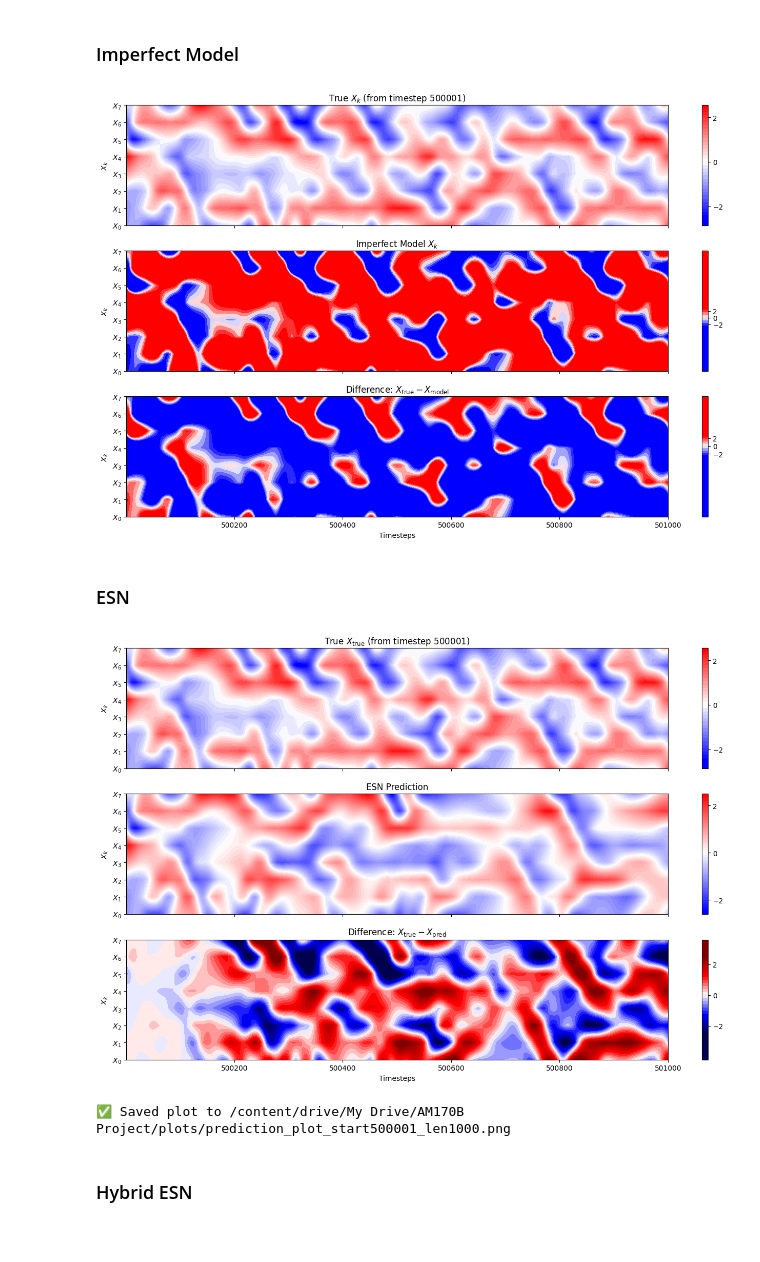
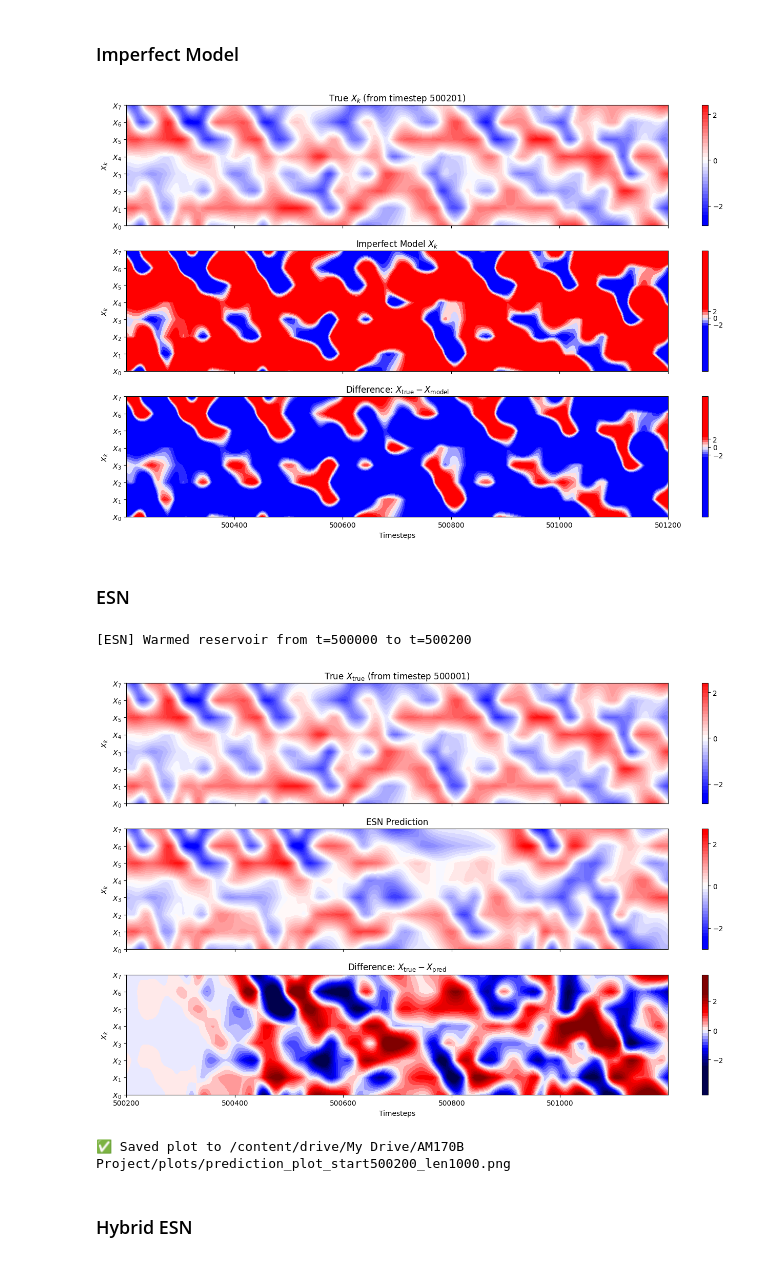
Before and after one commit to mcvlix/lorenz-96-hybrid-esn, a Jupyter notebook: main.ipynb, the cells around one changed output. Drawn from its saved outputs; the diff is of its cells as text; code cells hidden in the pictures.

Commit message:
added warm up routine

```diff
--- a/main.ipynb
+++ b/main.ipynb
@@ -111,11 +111,11 @@ plt.show()
 # %% [markdown]
 ### Imperfect Model
 # %%
-X_model = np.load(os.path.join(data_path, 'X_model_full.npz'))['X_model'][500001:501001].T          # shape (8, 1000)
-X_true  = np.load(os.path.join(data_path, 'truth_h_0.5_c_8_F_20.npy'))[500001:501001, :8].T         # shape (8, 1000)
+X_model = np.load(os.path.join(data_path, 'X_model_full.npz'))['X_model'][500201:501201].T          # shape (8, 1000)
+X_true  = np.load(os.path.join(data_path, 'truth_h_0.5_c_8_F_20.npy'))[500201:501201, :8].T         # shape (8, 1000)
 X_diff = X_true - X_model                                                                           # shape (8, 1000)
 # %%
-start = 500001
+start = 500201
 time_axis = np.arange(start, start + X_true.shape[1])
 space_axis = np.arange(X_true.shape[0])
 
@@ -149,7 +149,7 @@ fig.colorbar(c3, ax=axs[2], ticks=[-2, 0, 2])
 plt.tight_layout()
 plt.show()
 # %% [output]
-[figure, old version]
+[figure, new version]
 # %% [markdown]
 ### ESN
 # %%
@@ -212,20 +217,23 @@ W_out = model['W_out']
 
 # Prediction config
 res_params['predict_length'] = 1000
-start = 500001  # start prediction immediately after training
-
-# Load data and initial input
-npy_path = os.path.join(data_path, 'truth_h_0.5_c_8_F_20.npy')
-data = np.load(npy_path, mmap_mode='r')
-X_true = data[start:start + res_params['predict_length'], :res_params['num_inputs']].T
-initial_output = data[start - 1, :res_params['num_inputs']]
+r_idx = 500000
+start_idx = 500200  # or same as r_idx if continuing immediately
 
 # Load final reservoir state from last training chunk
 last_state_file = os.path.join(states_path, f'states_chunk_009.npz')  # 10th chunk (index 0–9)
-last_state = np.load(last_state_file)['states'][:, -1]
+r_state = np.load(last_state_file)['states'][:, -1]
+
+# Optional warm-up data
+X_warm = np.load(os.path.join(data_path, 'truth_h_0.5_c_8_F_20.npy'), mmap_mode='r')[r_idx:start_idx + 1, :8]
 
 # Run prediction
-X_pred = predict_esn(A, Win, res_params, last_state, W_out, initial_output)
-X_diff = X_true - X_pred
+X_preds = predict_esn(A, Win, W_out, res_params, r_state, start_idx, r_idx, X_warm)
+# %% [output]
+[ESN] Warmed reservoir from t=500000 to t=500200
+# %%
+truth_path = os.path.join(data_path, 'truth_h_0.5_c_8_F_20.npy')
+X_true = np.load(truth_path, mmap_mode='r')[start_idx:start_idx + res_params['predict_length'], :8].T
+X_diff = X_true - X_preds
 # %%
 np.savez_compressed(
@@ -238,7 +246,7 @@ np.savez_compressed(
 )
 # %%
 # === Plotting ===
-time_axis = np.arange(start, start + res_params['predict_length'])
+time_axis = np.arange(start_idx, start_idx + res_params['predict_length'])
 space_axis = np.arange(res_params['num_inputs'])
 
 fig, axs = plt.subplots(3, 1, figsize=(14, 9), sharex=True)
@@ -250,37 +258,37 @@ axs[0].set_ylabel("$X_k$")
 axs[0].set_yticks(space_axis)
 axs[0].set_yticklabels([f"$X_{{{i}}}$" for i in space_axis])
 cb1 = fig.colorbar(c1, ax=axs[0])
 cb1.set_ticks([-2, 0, 2])
 
 # --- Predicted ---
-c2 = axs[1].contourf(time_axis, space_axis, X_pred, levels=50, cmap='bwr', vmin=-2.5, vmax=2.5)
+c2 = axs[1].contourf(time_axis, space_axis, X_preds, levels=50, cmap='bwr', vmin=-2.5, vmax=2.5)
 axs[1].set_title("ESN Prediction")
 axs[1].set_ylabel("$X_k$")
 axs[1].set_yticks(space_axis)
 axs[1].set_yticklabels([f"$X_{{{i}}}$" for i in space_axis])
 cb2 = fig.colorbar(c2, ax=axs[1])
 cb2.set_ticks([-2, 0, 2])
 
 # --- Difference ---
 c3 = axs[2].contourf(time_axis, space_axis, X_diff, levels=50, cmap='seismic', vmin=-2.5, vmax=2.5)
 axs[2].set_title("Difference: $X_{\\mathrm{true}} - X_{\\mathrm{pred}}$")
 axs[2].set_xlabel("Timesteps")
 axs[2].set_ylabel("$X_k$")
 axs[2].set_yticks(space_axis)
 axs[2].set_yticklabels([f"$X_{{{i}}}$" for i in space_axis])
 cb3 = fig.colorbar(c3, ax=axs[2])
 cb3.set_ticks([-2, 0, 2])
 
 # === Save plot ===
-plot_filename = f'prediction_plot_start{start}_len{res_params["predict_length"]}.png'
+plot_filename = f'prediction_plot_start{start_idx}_len{res_params["predict_length"]}.png'
 plt.tight_layout()
 plt.savefig(os.path.join(plots_path, plot_filename), dpi=300)
 plt.show()
 
 print(f"✅ Saved plot to {os.path.join(plots_path, plot_filename)}")
 # %% [output]
-[figure, old version]
+[figure, new version]
-✅ Saved plot to /content/drive/My Drive/AM170B Project/plots/prediction_plot_start500001_len1000.png
+✅ Saved plot to /content/drive/My Drive/AM170B Project/plots/prediction_plot_start500200_len1000.png
 # %% [markdown]
 ### Hybrid ESN
 # %% [markdown]
```
Also changed, not shown: parts of 2 cells of this notebook.
